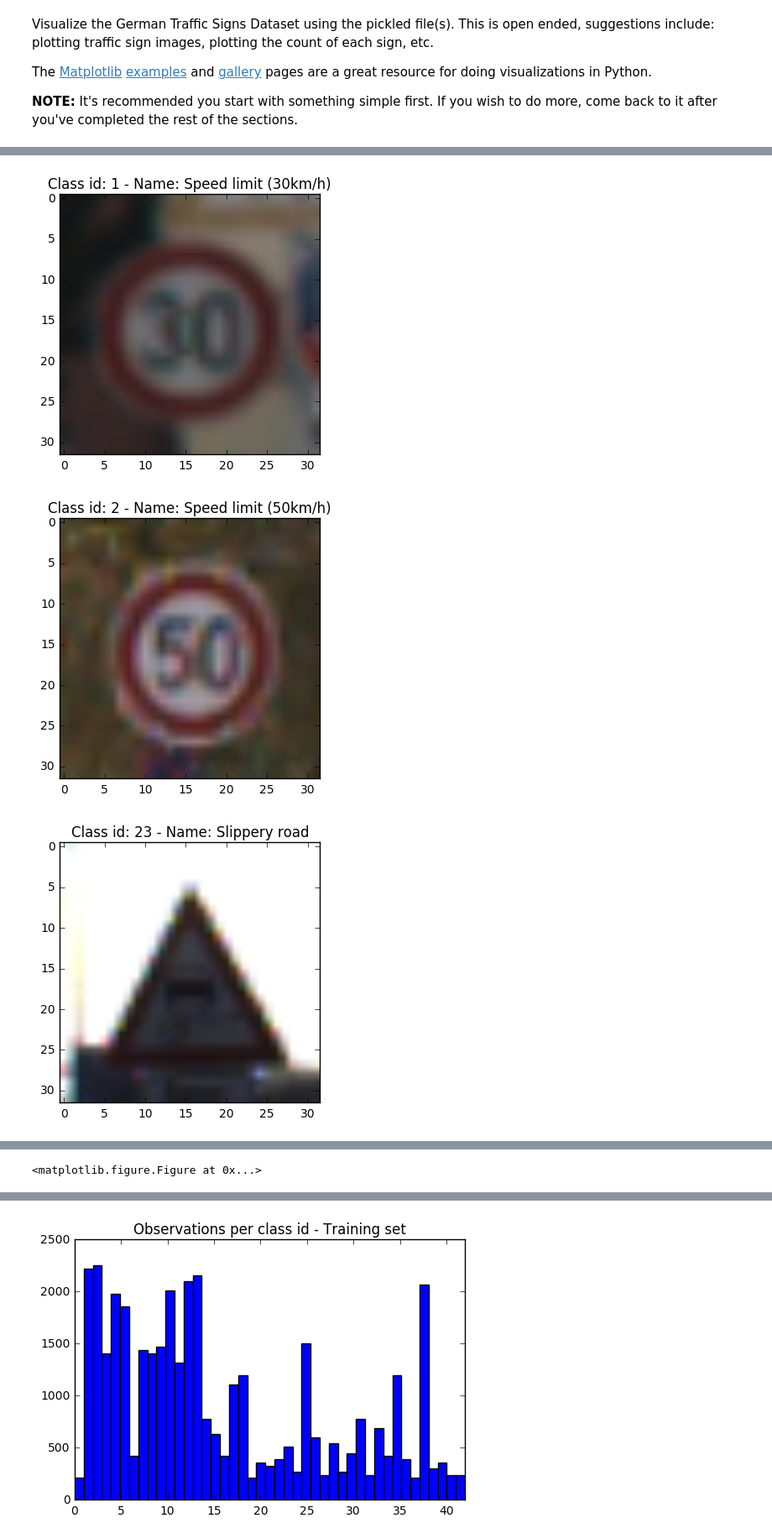
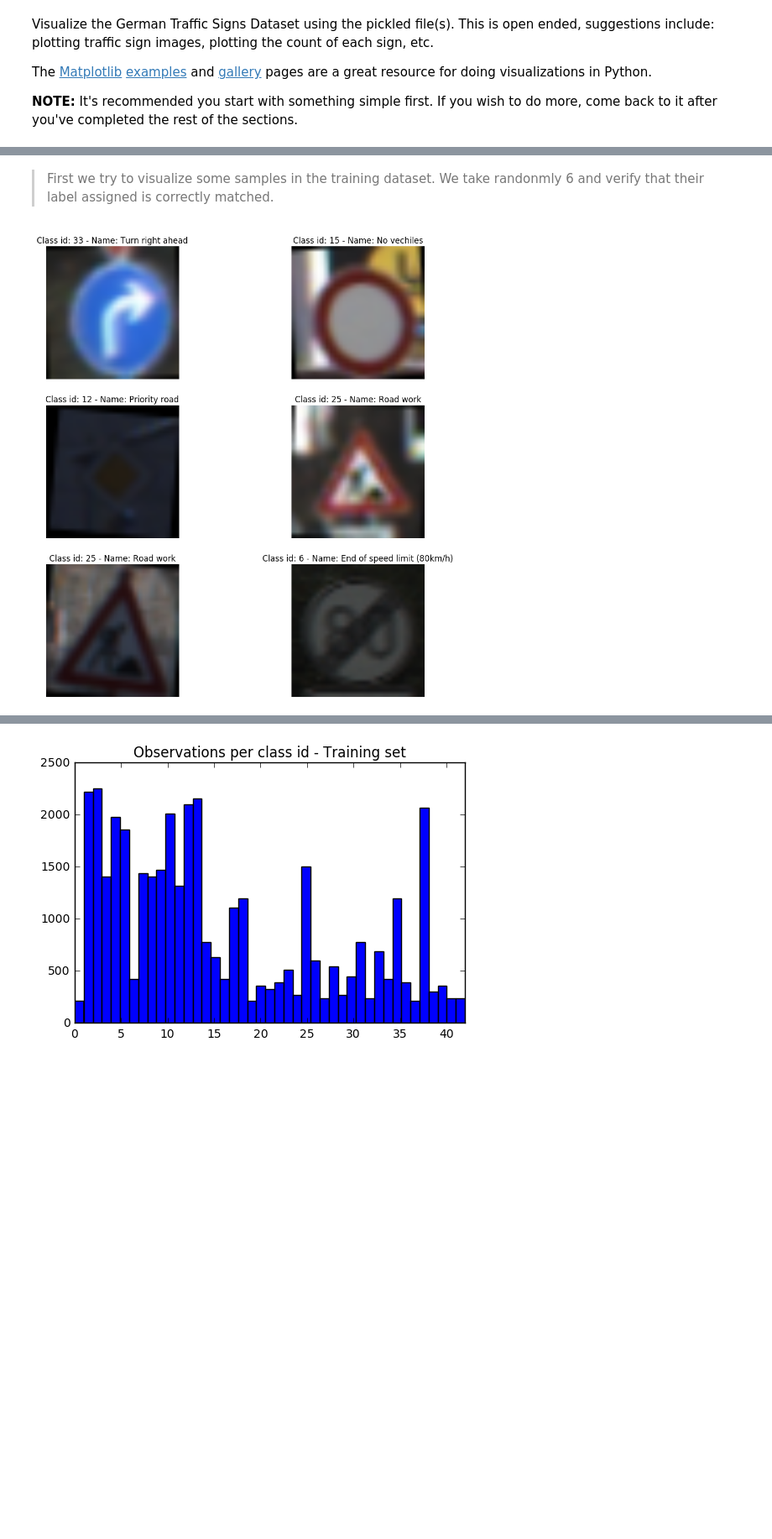
Before and after one commit to vguerra/traffic-signs, a Jupyter notebook: Traffic_Sign_Classifier.ipynb, the cells around one changed output, grey strips where cells are left out. Shown at 84% size. Saved outputs shown, nothing was run; the diff lists cells and outputs as text; code cells hidden in the pictures; blank space fills up the shorter version.

Commit message:
First version of submitable answer. Still cleaning to do

```diff
--- a/Traffic_Sign_Classifier.ipynb
+++ b/Traffic_Sign_Classifier.ipynb
@@ -101,15 +87,31 @@ Done!
+# %% [markdown]
+> First we try to visualize some samples in the training dataset. We take randonmly 6 and verify that their label assigned is correctly matched.
 # %%
 # Visualizing random samples
-n_samples = 5
+import matplotlib.pyplot as plt
+import matplotlib.gridspec as gridspec
+%matplotlib inline
+
+gs1 = gridspec.GridSpec(3, 2)
+#gs1.update(wspace=10, hspace=5) # set the spacing between axes.
+plt.figure(figsize=(12,12))
+
+n_samples = 6
+i = 0
 for index in np.random.choice(n_train, n_samples):
+    ax1 = plt.subplot(gs1[i])
+    ax1.set_xticklabels([])
+    ax1.set_yticklabels([])
+    ax1.set_aspect('equal')
+    ax1.set_title("Class id: {} - Name: {}".format(class_id, name.decode()))
+
     img = X_train_file[index]
     class_id, name = signnames[y_train_file[index]]
+    plt.title("Class id: {} - Name: {}".format(class_id, name.decode()))
+    i += 1
     plt.imshow(img)
-    plt.title("Class id: {} - Name: {}".format(class_id, name.decode()))
-    plt.figure()
+    plt.axis('off')
 
 plt.show()
 # %% [output]
-[figure, old version]
+[figure, new version]
-[figure, removed]
-[figure, removed]
@@ -118 +117,0 @@ plt.show()
-<matplotlib.figure.Figure at 0x...>
```
Also changed, not shown: parts of 15 cells of this notebook.
